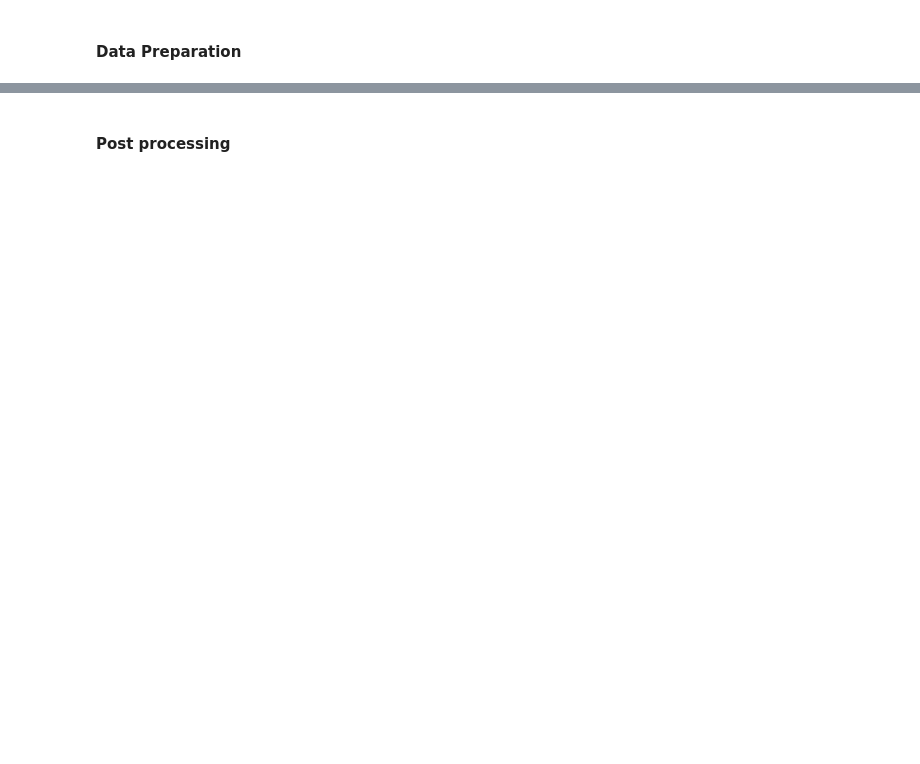
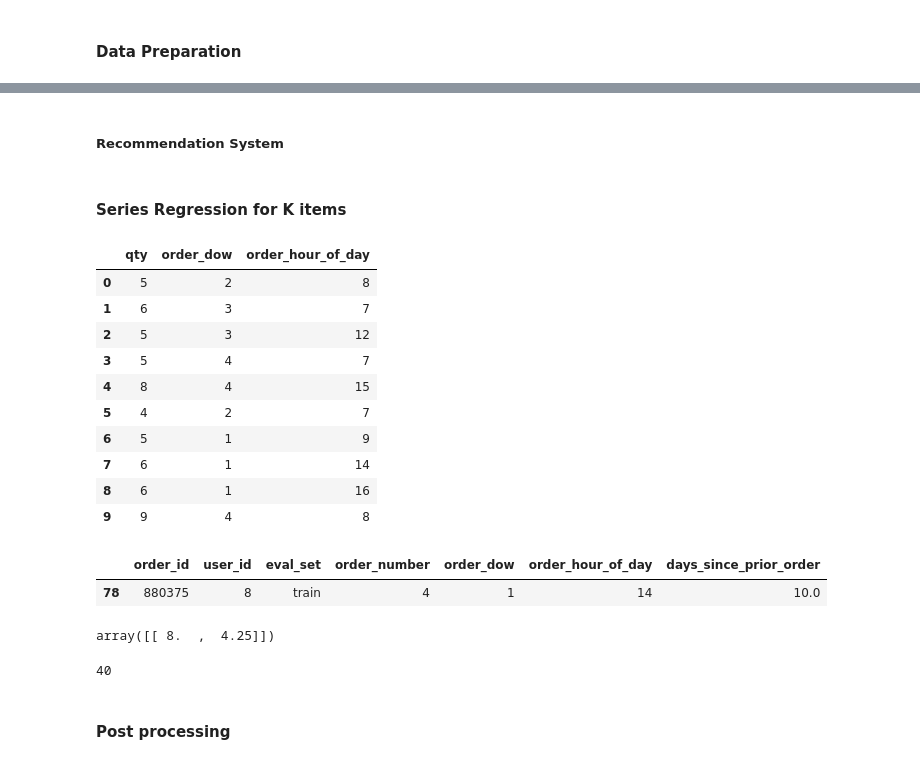
Before and after one commit to cottalucas/ds-2017, a Jupyter notebook: ML/Instacart.ipynb, the cells around one changed output, grey strips where cells are left out. Drawn from its saved outputs; the diff is of its cells as text; code cells hidden in the pictures; blank space fills up the shorter version.

```diff
--- a/ML/Instacart.ipynb
+++ b/ML/Instacart.ipynb
@@ -209,0 +247,7 @@ prod_dummies = pd.get_dummies(products.apply(pd.Series).stack()).sum(level=0)
+# %%
+# creating index column for dataframe join; Fixing labels
+
+prod_dummies['order_id'] = prod_dummies.index
+prod_qty_df.insert(0, 'order_id', prod_qty_df.index)
+
+prod_qty_df.columns = ['order_id', 'qty']
@@ -263,0 +347,2 @@ ValueError: matrix type must be 'f', 'd', 'F', or 'D'
+# %% [markdown]
+##### Recommendation System
@@ -263,0 +366,2 @@ ValueError: matrix type must be 'f', 'd', 'F', or 'D'
+# %% [markdown]
+#### Series Regression for K items
@@ -263,0 +371,19 @@ ValueError: matrix type must be 'f', 'd', 'F', or 'D'
+# %%
+nnMF_df.loc[nnMF_df.user_id == 1,['qty', 'order_dow', 'order_hour_of_day']]
+# %% [output]
+|  | qty | order_dow | order_hour_of_day |
+| 0 | 5 | 2 | 8 |
+| 1 | 6 | 3 | 7 |
+| 2 | 5 | 3 | 12 |
+| 3 | 5 | 4 | 7 |
+| 4 | 8 | 4 | 15 |
+| 5 | 4 | 2 | 7 |
+| 6 | 5 | 1 | 9 |
+| 7 | 6 | 1 | 14 |
+| 8 | 6 | 1 | 16 |
+| 9 | 9 | 4 | 8 |
+# %%
+train_df.loc[train_df.user_id==8]
+# %% [output]
+|  | order_id | user_id | eval_set | order_number | order_dow | order_hour_of_day | days_since_prior_order |
+| 78 | 880375 | 8 | train | 4 | 1 | 14 | 10.0 |
@@ -263,0 +411,8 @@ ValueError: matrix type must be 'f', 'd', 'F', or 'D'
+# %%
+fit.coef_ #DOW, HOTD
+# %% [output]
+array([[ 8.  ,  4.25]])
+# %%
+int(number_recommendations[0][0])
+# %% [output]
+40
```
Also changed, not shown: parts of 43 cells of this notebook.
